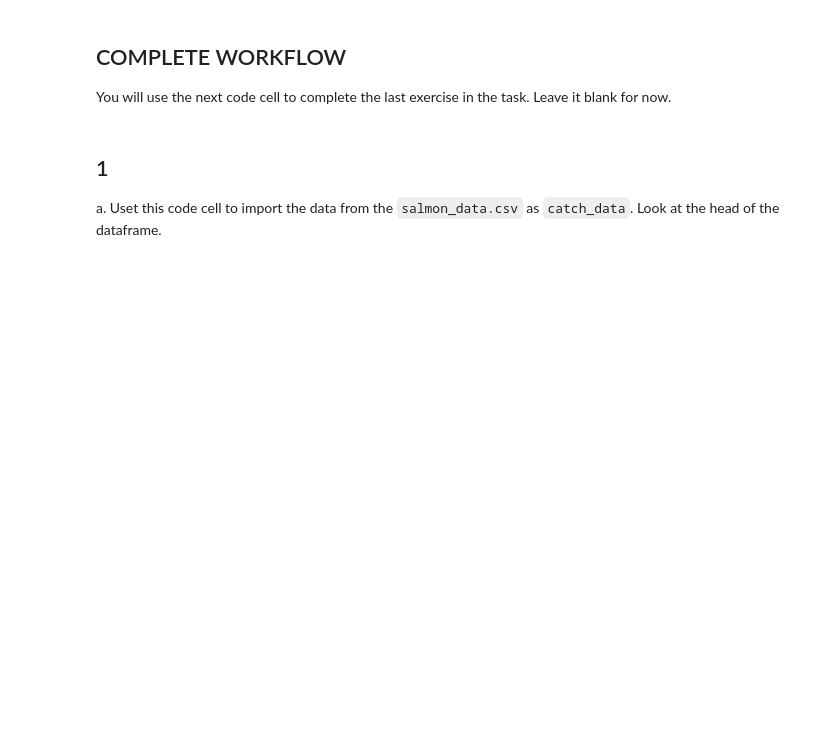
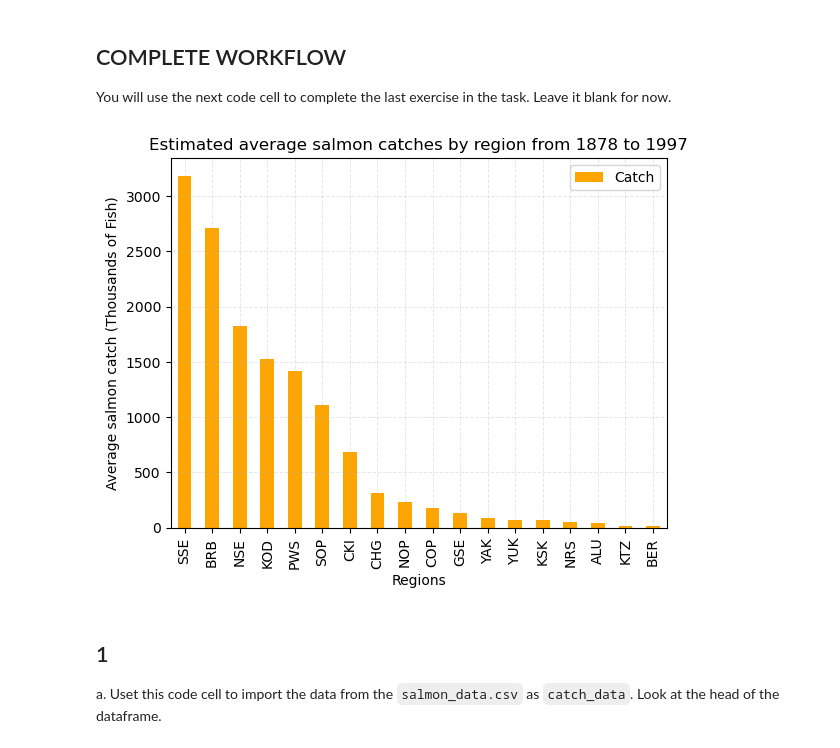
Before and after one commit to aakikip/eds220-hwk2, a Jupyter notebook: task2/hwk2-task2-salmon.ipynb, the cells around one changed output. Drawn from its saved outputs; the diff is of its cells as text; code cells hidden in the pictures; blank space fills up the shorter version.

```diff
--- a/task2/hwk2-task2-salmon.ipynb
+++ b/task2/hwk2-task2-salmon.ipynb
@@ -53,3 +51,32 @@ You will use the next code cell to complete the last exercise in the task. Leave
+# %%
+# Import libraries
+import pandas as pd
+import numpy as np
+import matplotlib.pyplot as plt
+
+# Read the dataframe
+catch_data = pd.read_csv('data/salmon_data.csv')
+
+# Find all rows where the 'Catch' column equals 'I', select specified columns and update values
+catch_I = catch_data[catch_data['Catch'] == 'I'][['Region', 'Year', 'Species', 'Catch']]
+catch_data['Catch'] = catch_data['Catch'].replace('I', '1')
+
+# Update the 'Catch' column to be of type int64
+catch_data['Catch'] = catch_data['Catch'].astype('int64')
+
+# Convert to a DataFrame with the average salmon catch per region and sort the values in ascending order
+avg_region = catch_data.groupby('Region')['Catch'].mean().to_frame()
+avg_region_sorted = avg_region.sort_values(by = 'Catch', ascending = False)
+
+# Data visualization of estimated average salmon catches by region from 1878 to 1997
+avg_region_sorted.plot(kind = 'bar',
+                             title = 'Estimated average salmon catches by region from 1878 to 1997',
+                             xlabel = 'Regions',
+                             ylabel = 'Average salmon catch (Thousands of Fish)',
+                             color = 'orange')
+plt.grid(True, alpha = 0.3, linestyle = '--', linewidth = 0.7)
+# %% [output]
+[figure, added]
 # %% [markdown]
 ## 1
 
```
Also changed, not shown: parts of 17 cells of this notebook.
